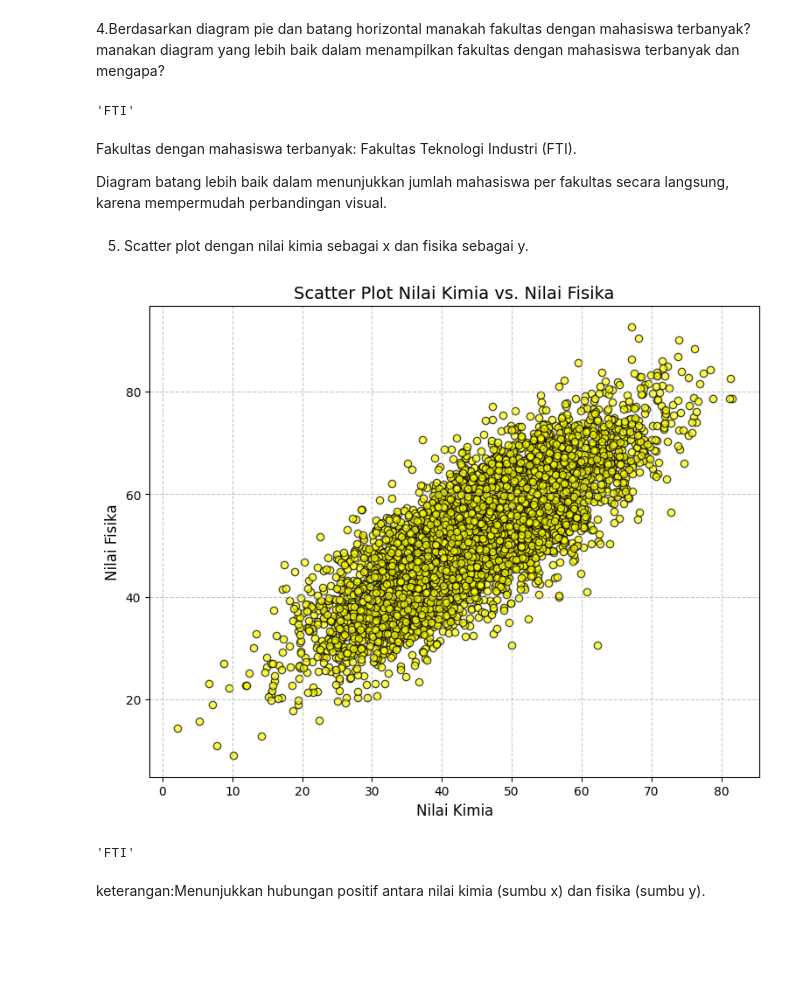
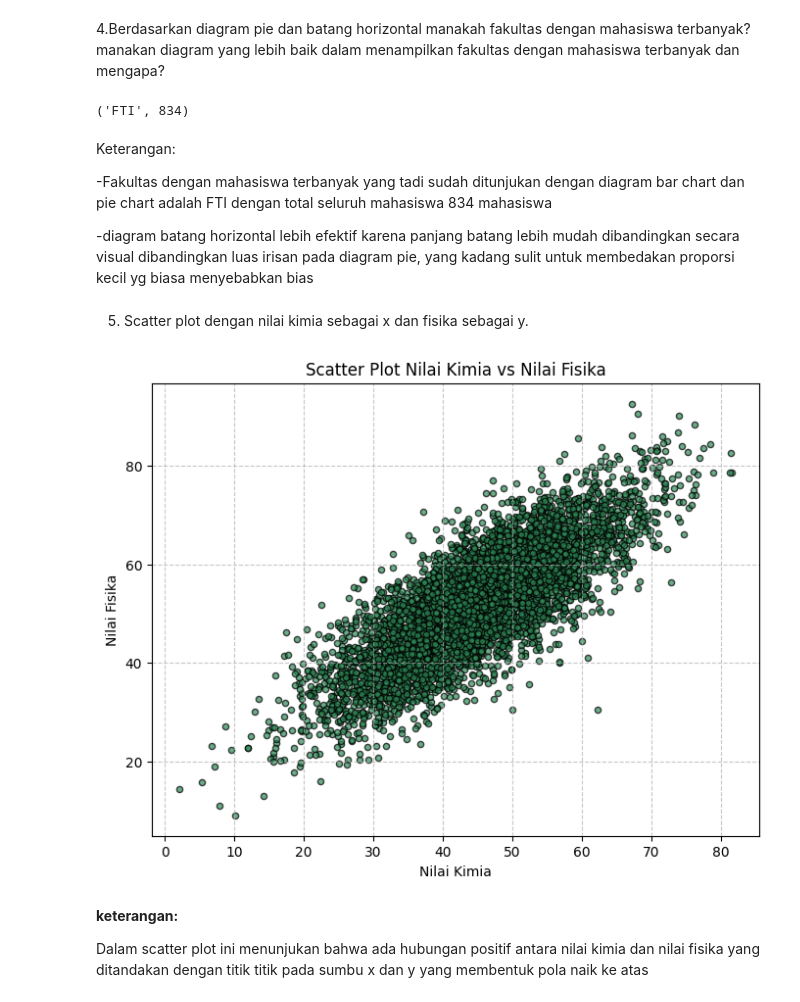
Before and after one commit to ryynnptr/pemrograman_lanjut, a Jupyter notebook: Riyan_putra_pratama_2C2230016_Visualisasi_Data.ipynb, the cells around one changed output. Drawn from its saved outputs; the diff is of its cells as text; code cells hidden in the pictures; blank space fills up the shorter version.

```diff
--- a/Riyan_putra_pratama_2C2230016_Visualisasi_Data.ipynb
+++ b/Riyan_putra_pratama_2C2230016_Visualisasi_Data.ipynb
@@ -456,8 +460,8 @@ Import library
 import pandas as pd
 import matplotlib.pyplot as plt
 # %%
-df = pd.read_csv('/content/drive/MyDrive/visualisasi data python/H05.csv')
-df
+data = pd.read_csv('/content/drive/MyDrive/visualisasi data python/H05.csv')
+data
 # %% [output]
 |  | nama | fakultas | nilai_mat | nilai_kim | nilai_fis |
 | 0 | Farhan Fathur Rahman | FMIPA | 57.21 | 34.14 | 38.93 |
@@ -520,29 +522,30 @@ Menampilkan proporsi mahasiswa di tiap fakultas dalam bentuk persentase.
 4.Berdasarkan diagram pie dan batang horizontal manakah fakultas dengan mahasiswa terbanyak?
 manakan diagram yang lebih baik dalam menampilkan fakultas dengan mahasiswa terbanyak dan
 mengapa?
-# %%
-mahasiswa_setiap_fakultas = fakultas_count.idxmax()
-mahasiswa_setiap_fakultas
-# %% [output]
-'FTI'
-# %% [markdown]
-Fakultas dengan mahasiswa terbanyak: Fakultas Teknologi Industri (FTI).
-
-Diagram batang lebih baik dalam menunjukkan jumlah mahasiswa per fakultas secara langsung, karena mempermudah perbandingan visual.
+# %%
+most_students_faculty = data['fakultas'].value_counts().idxmax()
+most_students_count = data['fakultas'].value_counts().max()
+
+most_students_faculty, most_students_count
+# %% [output]
+('FTI', 834)
+# %% [markdown]
+Keterangan:
+
+-Fakultas dengan mahasiswa terbanyak yang tadi sudah ditunjukan dengan diagram bar chart dan pie chart adalah FTI dengan total seluruh mahasiswa 834 mahasiswa
+
+-diagram batang horizontal lebih efektif karena panjang batang lebih mudah dibandingkan secara visual dibandingkan luas irisan pada diagram pie, yang kadang sulit untuk membedakan proporsi kecil yg biasa menyebabkan bias
 # %% [markdown]
 5. Scatter plot dengan nilai kimia sebagai x dan fisika sebagai y.
 # %%
-plt.figure(figsize=(9, 7))
-plt.scatter(df['nilai_kim'], df['nilai_fis'], alpha=0.7, c='yellow', edgecolor='black')
-plt.title('Scatter Plot Nilai Kimia vs. Nilai Fisika', fontsize=14)
-plt.xlabel('Nilai Kimia', fontsize=12)
-plt.ylabel('Nilai Fisika', fontsize=12)
-plt.grid(True, linestyle='--', alpha=0.7)
+data.plot(kind='scatter', x='nilai_kim', y='nilai_fis', alpha=0.7, color='seagreen', edgecolor='black', title='Scatter Plot Nilai Kimia vs Nilai Fisika', figsize=(8, 6))
+plt.xlabel('Nilai Kimia')
+plt.ylabel('Nilai Fisika')
+plt.grid(linestyle='--', alpha=0.7)
 plt.show()
-
-mahasiswa_setiap_fakultas
 # %% [output]
-[figure, old version]
+[figure, new version]
-'FTI'
-# %% [markdown]
-keterangan:Menunjukkan hubungan positif antara nilai kimia (sumbu x) dan fisika (sumbu y).
+# %% [markdown]
+**keterangan:**
+
+Dalam scatter plot ini menunjukan bahwa ada hubungan positif antara nilai kimia dan nilai fisika yang ditandakan dengan titik titik pada sumbu x dan y yang membentuk pola naik ke atas
```
Also changed, not shown: parts of 8 cells of this notebook.
